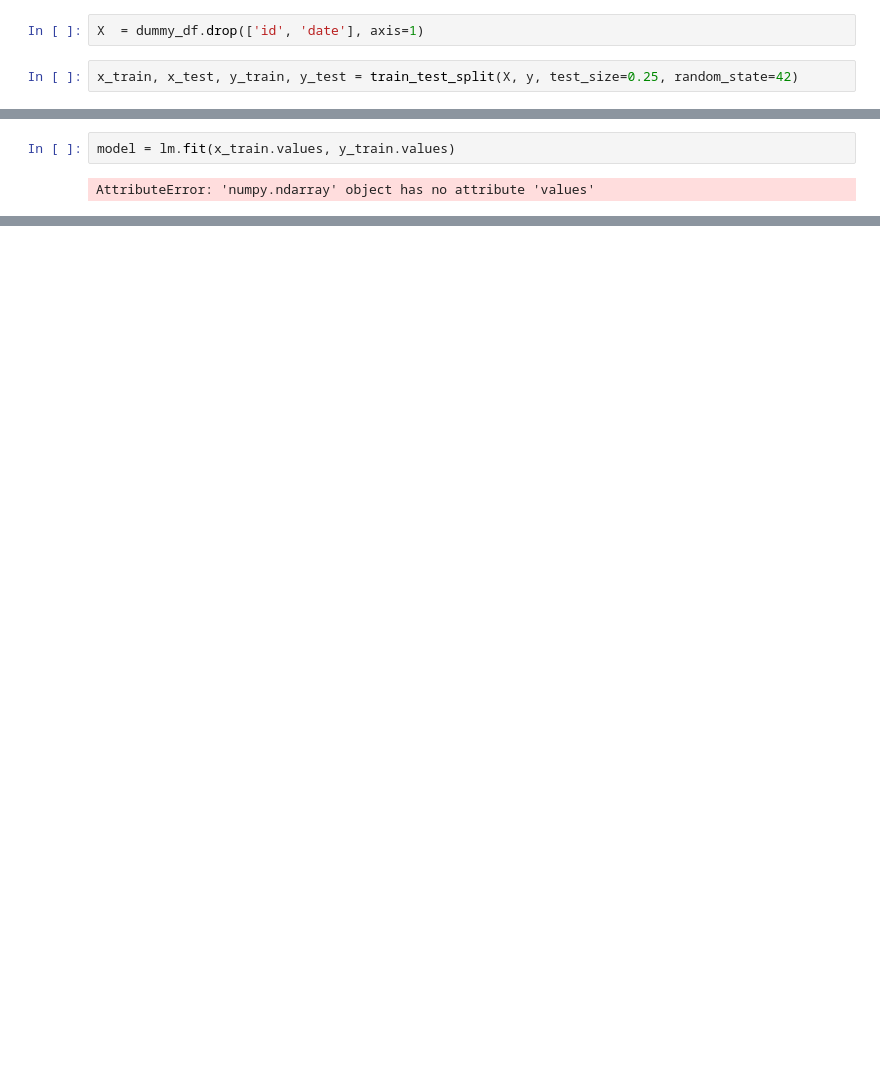
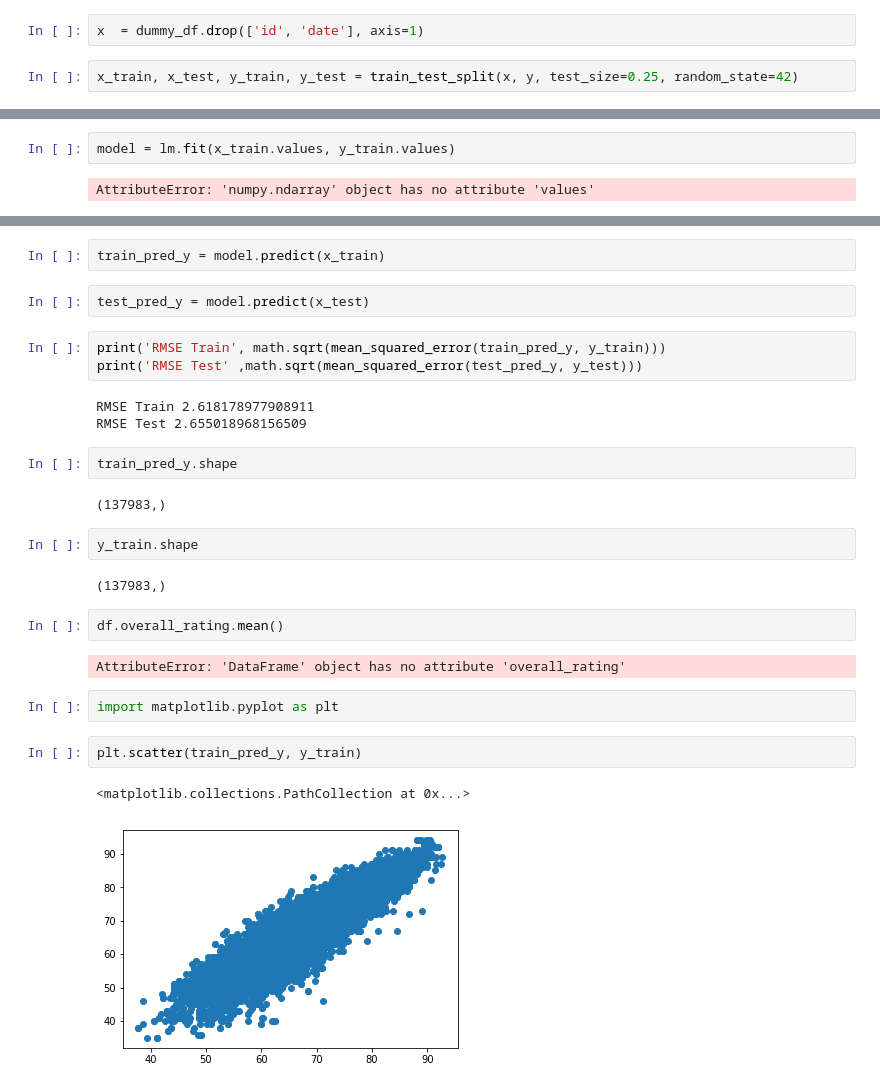
Before and after one commit to sundarkota/project_2, a Jupyter notebook: project2.ipynb, the cells around one changed output, grey strips where cells are left out. Cells and saved outputs as stored; diff of their text form; blank space fills up the shorter version.

```diff
--- a/project2.ipynb
+++ b/project2.ipynb
@@ -185,9 +185,9 @@ Index(['id', 'player_fifa_api_id', 'player_api_id', 'date', 'potential',
        'defensive_work_rate_tocky'],
       dtype='object')
 # %%
-X  = dummy_df.drop(['id', 'date'], axis=1)
+x  = dummy_df.drop(['id', 'date'], axis=1)
 # %%
-x_train, x_test, y_train, y_test = train_test_split(X, y, test_size=0.25, random_state=42)
+x_train, x_test, y_train, y_test = train_test_split(x, y, test_size=0.25, random_state=42)
 # %%
 """imput = Imputer()
 x_train = imput.fit_transform(x_train)
@@ -287,0 +298,29 @@ AttributeError: 'numpy.ndarray' object has no attribute 'values'
+# %%
+train_pred_y = model.predict(x_train)
+# %%
+test_pred_y = model.predict(x_test)
+# %%
+print('RMSE Train', math.sqrt(mean_squared_error(train_pred_y, y_train)))
+print('RMSE Test' ,math.sqrt(mean_squared_error(test_pred_y, y_test)))
+# %% [output]
+RMSE Train 2.618178977908911
+RMSE Test 2.655018968156509
+# %%
+train_pred_y.shape
+# %% [output]
+(137983,)
+# %%
+y_train.shape
+# %% [output]
+(137983,)
+# %%
+df.overall_rating.mean()
+# %% [output]
+AttributeError: 'DataFrame' object has no attribute 'overall_rating'
+# %%
+import matplotlib.pyplot as plt
+# %%
+plt.scatter(train_pred_y, y_train)
+# %% [output]
+<matplotlib.collections.PathCollection at 0x...>
+[figure, added]
```
Also changed, not shown: parts of 22 cells of this notebook.
